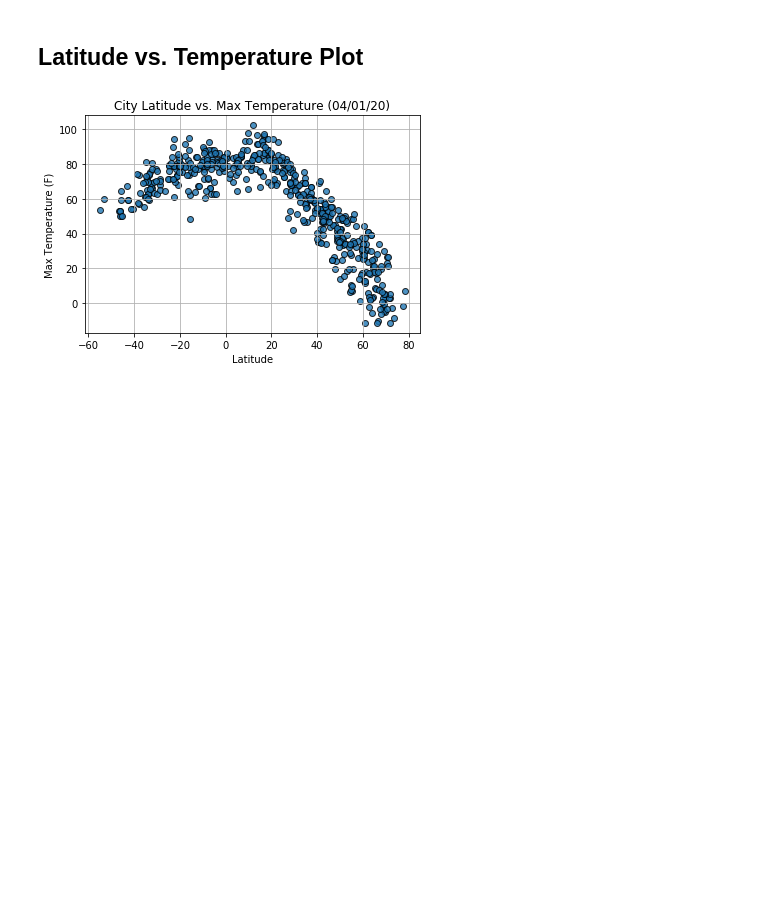
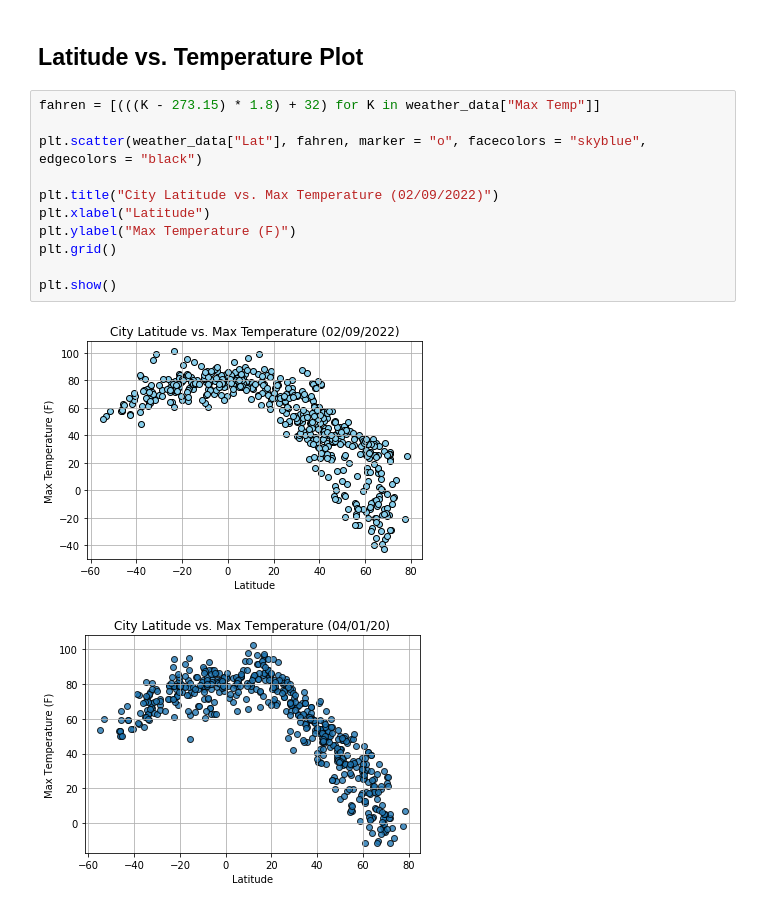
Before and after one commit to 33north/06__API__api-challenge, a Jupyter notebook: WeatherPy.ipynb, the cells around one changed output. Drawn from its saved outputs; the diff is of its cells as text; blank space fills up the shorter version.

```diff
--- a/WeatherPy.ipynb
+++ b/WeatherPy.ipynb
@@ -271,6 +273,19 @@ Int64Index([], dtype='int64')
 * Save the plotted figures as .pngs.
 # %% [markdown]
 ## Latitude vs. Temperature Plot
+# %%
+fahren = [(((K - 273.15) * 1.8) + 32) for K in weather_data["Max Temp"]]
+
+plt.scatter(weather_data["Lat"], fahren, marker = "o", facecolors = "skyblue", edgecolors = "black")
+
+plt.title("City Latitude vs. Max Temperature (02/09/2022)")
+plt.xlabel("Latitude")
+plt.ylabel("Max Temperature (F)")
+plt.grid()
+
+plt.show()
+# %% [output]
+[figure, added]
 # %%
 # %% [output]
 [figure]
```
Also changed, not shown: parts of 13 cells of this notebook.
